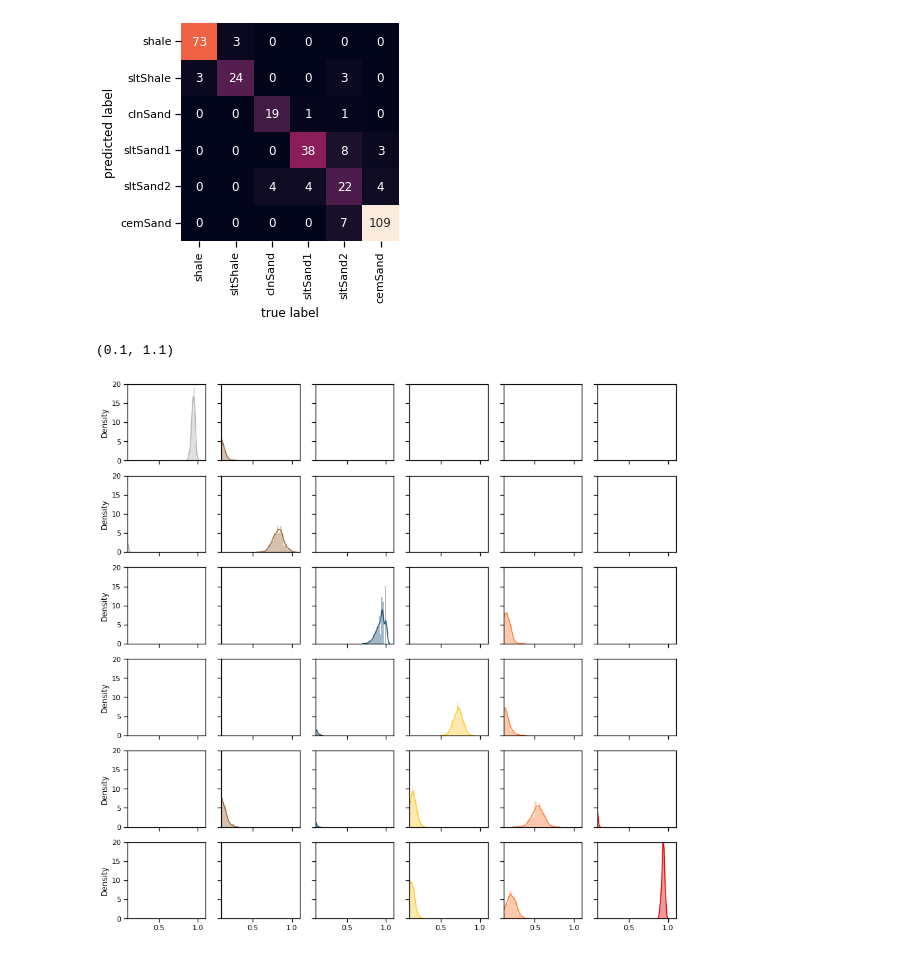
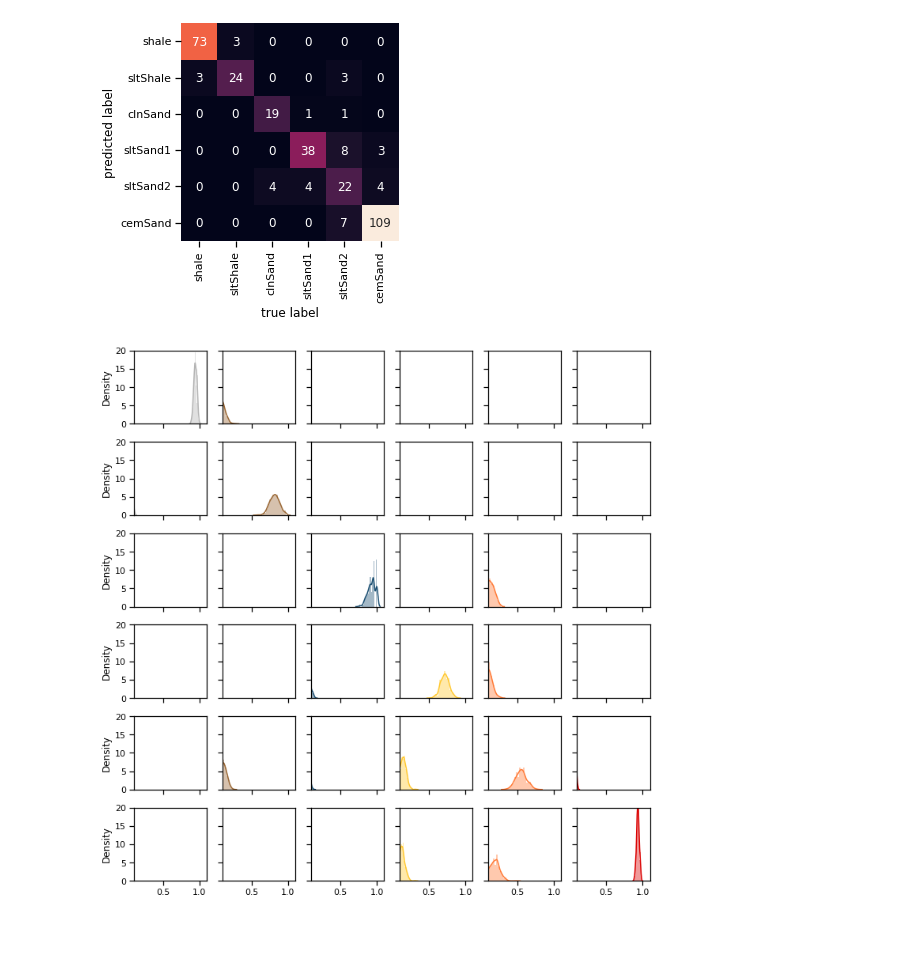
Before and after one commit to ABDunbar/Quantitative_Seismic_Interpretation, a Jupyter notebook: Well_Facies_Classification.ipynb, the cells around one changed output. Drawn from its saved outputs; the diff is of its cells as text; code cells hidden in the pictures.

```diff
--- a/Well_Facies_Classification.ipynb
+++ b/Well_Facies_Classification.ipynb
@@ -44,17 +35,2 @@ well3.head()
-# %%
-facies_labels = ["shale", "sltShale", "clnSand", "sltSand1", "sltSand2", "cemSand"]
-facies = [1,2,3,4,5,6]
-colors = ["black", "brown", "green", "purple", "orange", "magenta"]
-
-conditions = [
-    (well2["DEPTH"].ge(2078.0) & well2["DEPTH"].lt(2105.0)),
-    (well2["DEPTH"].ge(2143.2) & well2["DEPTH"].lt(2154.1)),
-    (well2["DEPTH"].ge(2154.1) & well2["DEPTH"].lt(2164.1)),
-    (well2["DEPTH"].ge(2168.1) & well2["DEPTH"].lt(2184.1)),
-    (well2["DEPTH"].ge(2186.1) & well2["DEPTH"].lt(2200.1)),
-    (well2["DEPTH"].ge(2254.0) & well2["DEPTH"].lt(2300.1)),
-]
-
-well2["FACIES"] = np.select(conditions, facies)
 # %%
 plt.figure(figsize=(12,6))
@@ -265,7 +265,7 @@ fig, ((ax1,ax2,ax3,ax4,ax5,ax6),
      (ax13,ax14,ax15,ax16,ax17,ax18),
      (ax19,ax20,ax21,ax22,ax23,ax24),
      (ax25,ax26,ax27,ax28,ax29,ax30),
-     (ax31,ax32,ax33,ax34,ax35,ax36)) = plt.subplots(6, 6, sharex=True, sharey=True,figsize=(15,15))
+     (ax31,ax32,ax33,ax34,ax35,ax36)) = plt.subplots(6, 6, sharex=True, sharey=True,figsize=(10,10))
 
 
 sns.distplot(ax=ax1, x=bootstrap[:,0,0], color=ccc[0], label="shale-shale")
@@ -286,35 +286,35 @@ sns.distplot(ax=ax13, x=bootstrap[:,2,0], color=ccc[0], label="shale-shale")
 sns.distplot(ax=ax14, x=bootstrap[:,2,1], color=ccc[1], label="shale-shale")
 sns.distplot(ax=ax15, x=bootstrap[:,2,2], color=ccc[2], label="shale-shale")
 sns.distplot(ax=ax16, x=bootstrap[:,2,3], color=ccc[3], label="shale-shale")
 sns.distplot(ax=ax17, x=bootstrap[:,2,4], color=ccc[4], label="shale-shale")
 sns.distplot(ax=ax18, x=bootstrap[:,2,5], color=ccc[5], label="shale-shale")
 
 sns.distplot(ax=ax19, x=bootstrap[:,3,0], color=ccc[0], label="shale-shale")
 sns.distplot(ax=ax20, x=bootstrap[:,3,1], color=ccc[1], label="shale-shale")
 sns.distplot(ax=ax21, x=bootstrap[:,3,2], color=ccc[2], label="shale-shale")
 sns.distplot(ax=ax22, x=bootstrap[:,3,3], color=ccc[3], label="shale-shale")
 sns.distplot(ax=ax23, x=bootstrap[:,3,4], color=ccc[4], label="shale-shale")
 sns.distplot(ax=ax24, x=bootstrap[:,3,5], color=ccc[5], label="shale-shale")
 
 sns.distplot(ax=ax25, x=bootstrap[:,4,0], color=ccc[0], label="shale-shale")
 sns.distplot(ax=ax26, x=bootstrap[:,4,1], color=ccc[1], label="shale-shale")
 sns.distplot(ax=ax27, x=bootstrap[:,4,2], color=ccc[2], label="shale-shale")
 sns.distplot(ax=ax28, x=bootstrap[:,4,3], color=ccc[3], label="shale-shale")
 sns.distplot(ax=ax29, x=bootstrap[:,4,4], color=ccc[4], label="shale-shale")
 sns.distplot(ax=ax30, x=bootstrap[:,4,5], color=ccc[5], label="shale-shale")
 
 sns.distplot(ax=ax31, x=bootstrap[:,5,0], color=ccc[0], label="shale-shale")
 sns.distplot(ax=ax32, x=bootstrap[:,5,1], color=ccc[1], label="shale-shale")
 sns.distplot(ax=ax33, x=bootstrap[:,5,2], color=ccc[2], label="shale-shale")
 sns.distplot(ax=ax34, x=bootstrap[:,5,3], color=ccc[3], label="shale-shale")
 sns.distplot(ax=ax35, x=bootstrap[:,5,4], color=ccc[4], label="shale-shale")
 sns.distplot(ax=ax36, x=bootstrap[:,5,5], color=ccc[5], label="shale-shale")
 
 plt.ylim(0,20)
 plt.xlim(0.1,1.1)
+plt.tight_layout()
 # %% [output]
-(0.1, 1.1)
-[figure, old version]
+[figure, new version]
 # %%
 X_well3 = np.array(well3[['VP', 'GR_normW2']])
 X_well3 = scaler.transform(X_well3)
```
Also changed, not shown: parts of 23 cells of this notebook.
